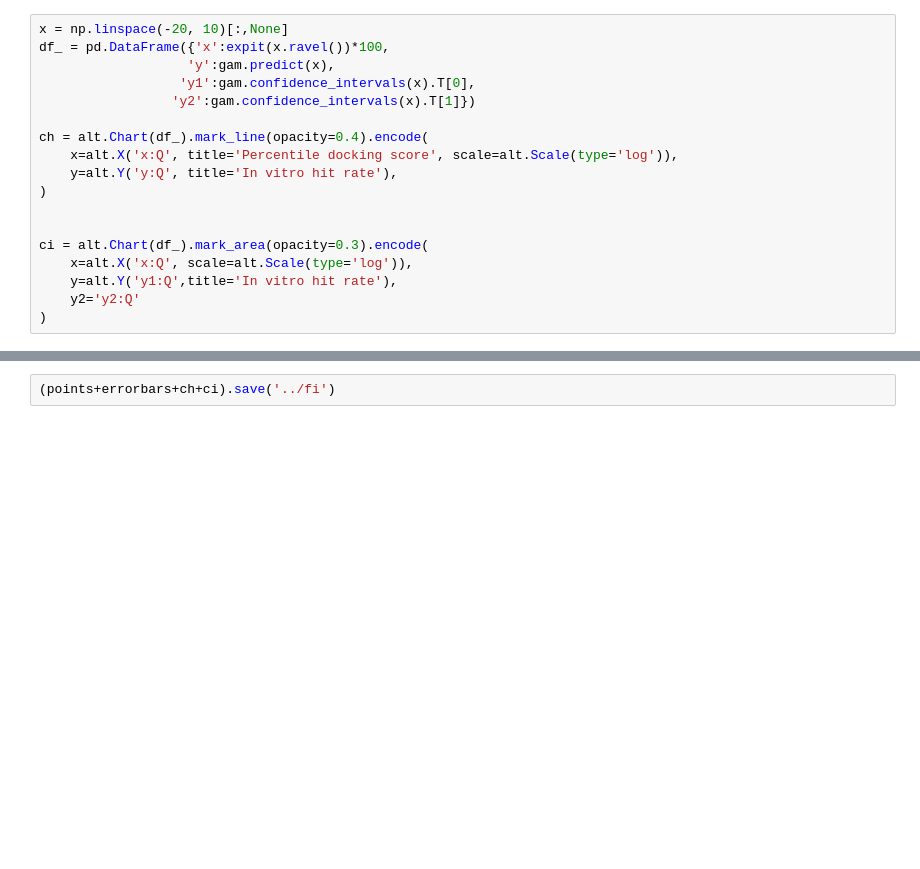
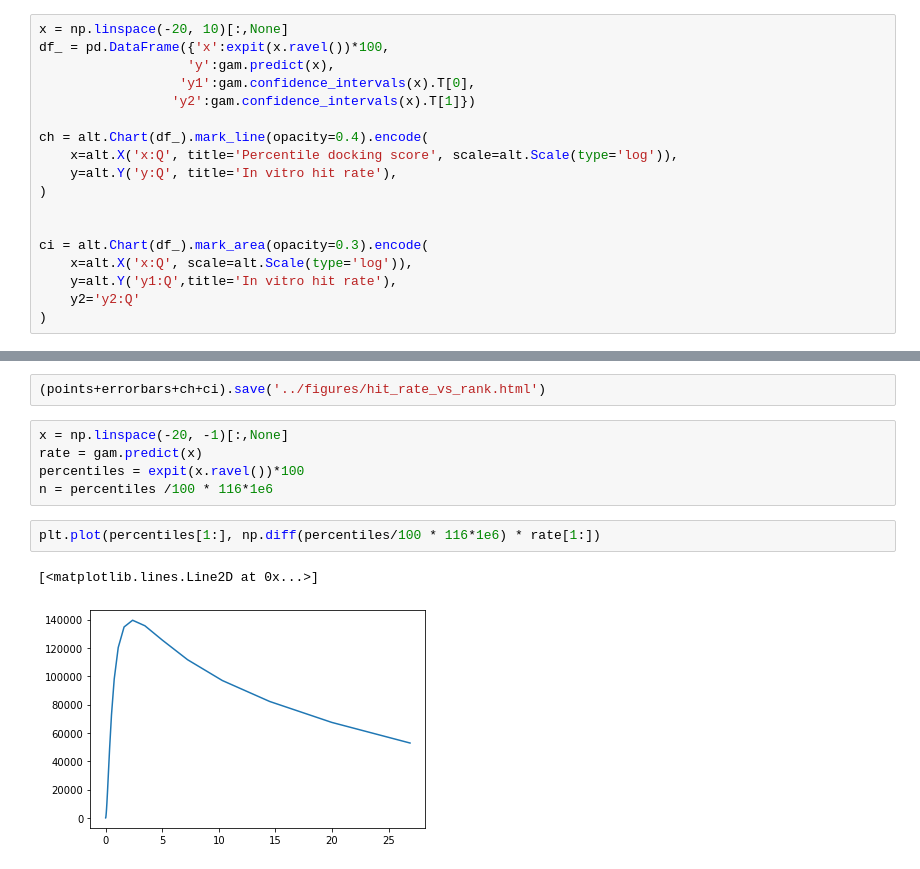
Before and after one commit to ljmartin/dockop, a Jupyter notebook: code/empirical_hit_rate_fit.ipynb, the cells around one changed output, grey strips where cells are left out. Cells and saved outputs as stored; diff of their text form; blank space fills up the shorter version.

```diff
--- a/code/empirical_hit_rate_fit.ipynb
+++ b/code/empirical_hit_rate_fit.ipynb
@@ -232,4 +245,14 @@ points+errorbars+ch+ci
 # %% [output]
 [interactive output not drawn]
 # %%
-(points+errorbars+ch+ci).save('../fi')
+(points+errorbars+ch+ci).save('../figures/hit_rate_vs_rank.html')
+# %%
+x = np.linspace(-20, -1)[:,None]
+rate = gam.predict(x)
+percentiles = expit(x.ravel())*100
+n = percentiles /100 * 116*1e6
+# %%
+plt.plot(percentiles[1:], np.diff(percentiles/100 * 116*1e6) * rate[1:])
+# %% [output]
+[<matplotlib.lines.Line2D at 0x...>]
+[figure, added]
```
Also changed, not shown: parts of 15 cells of this notebook, 7 other files.
